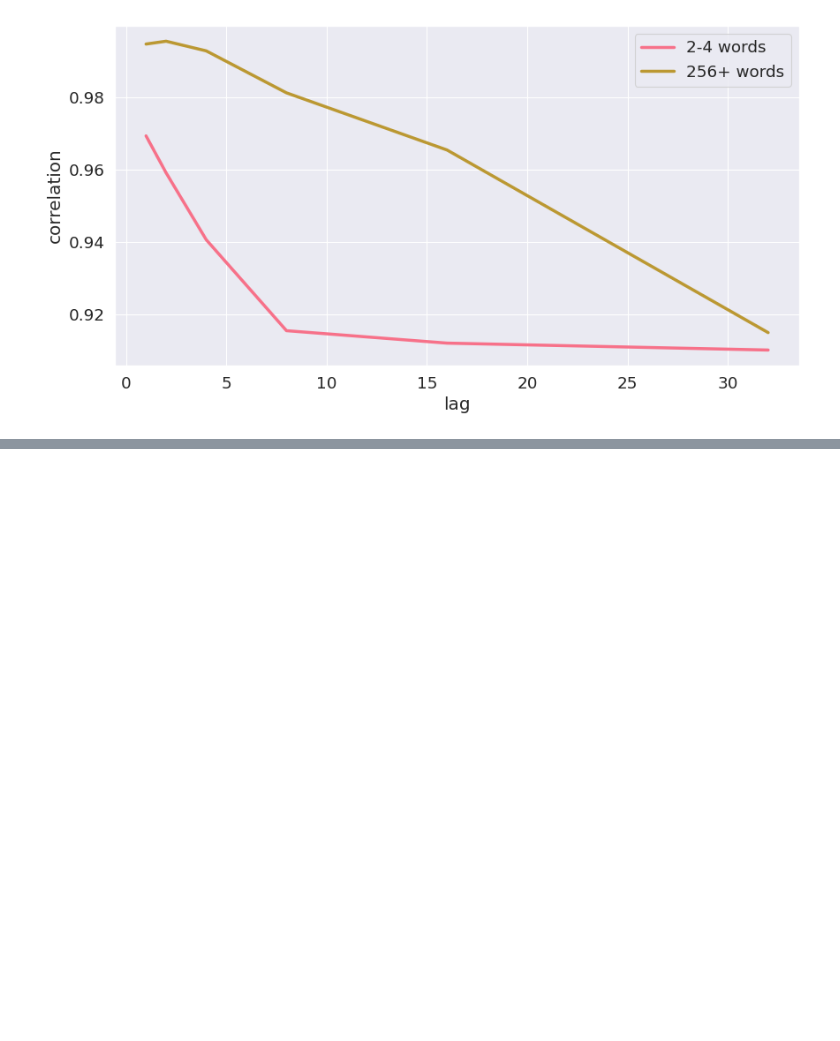
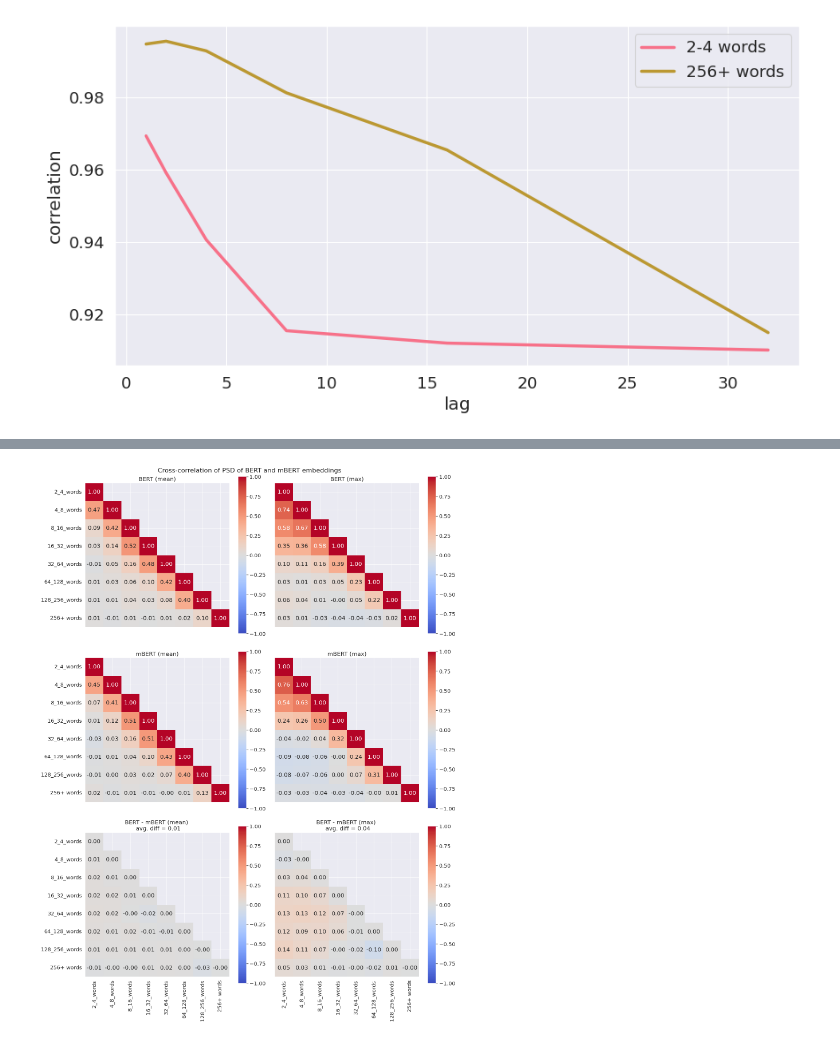
Before and after one commit to bramantyois/multilang_timescale, a Jupyter notebook: notebook/00_feature_extraction/00_feature_set_comparison.ipynb, the cells around one changed output, grey strips where cells are left out. Saved outputs shown, nothing was run; the diff lists cells and outputs as text; code cells hidden in the pictures; blank space fills up the shorter version.

```diff
--- a/notebook/00_feature_extraction/00_feature_set_comparison.ipynb
+++ b/notebook/00_feature_extraction/00_feature_set_comparison.ipynb
@@ -171,0 +376,43 @@ correlations_slow.head()
+# %%
+bert_crosscorr_max = compute_timescale_crosscorrelation(bert_train_feature, periods, agg_method="max")
+bert_crosscorr_mean = compute_timescale_crosscorrelation(bert_train_feature, periods, agg_method="mean")
+
+mbert_crosscorr_max = compute_timescale_crosscorrelation(mbert_train_feature, periods, agg_method="max")
+mbert_crosscorr_mean = compute_timescale_crosscorrelation(mbert_train_feature, periods, agg_method="mean")
+
+# diff across feature sets
+diff_crosscorr_max = bert_crosscorr_max - mbert_crosscorr_max
+diff_crosscorr_mean = bert_crosscorr_mean - mbert_crosscorr_mean
+
+max_avg_diff = np.mean(diff_crosscorr_max)
+mean_avg_diff = np.mean(diff_crosscorr_mean)
+# %%
+# plot heatmap of cross-correlation
+
+fig, axes = plt.subplots(nrows=3, ncols=2, figsize=(15, 20), sharey=True, sharex=True)
+axes = axes.ravel()
+
+plot_heatmap(bert_crosscorr_mean, periods, ax=axes[0])
+plot_heatmap(bert_crosscorr_max, periods, ax=axes[1])
+plot_heatmap(mbert_crosscorr_mean, periods, ax=axes[2])
+plot_heatmap(mbert_crosscorr_max, periods, ax=axes[3])
+plot_heatmap(diff_crosscorr_mean, periods, ax=axes[4])
+plot_heatmap(diff_crosscorr_max, periods, ax=axes[5])
+
+axes[0].set_title("BERT (mean)")
+axes[1].set_title("BERT (max)")
+axes[2].set_title("mBERT (mean)")
+axes[3].set_title("mBERT (max)")
+axes[4].set_title(f"BERT - mBERT (mean) \n avg. diff = {mean_avg_diff:.2f}")
+axes[5].set_title(f"BERT - mBERT (max) \n avg. diff = {max_avg_diff:.2f}")
+
+# # add rotation to xticklabels
+# for ax in axes[4:]:
+#     ax.set_xticklabels(ax.get_xticklabels(), rotation=45, horizontalalignment="right")
+
+fig.suptitle("Cross-correlation of PSD of BERT and mBERT embeddings", fontsize=16)
+
+plt.tight_layout()
+plt.show()
+# %% [output]
+[figure, added]
```
Also changed, not shown: parts of 25 cells of this notebook, 8 other files.
